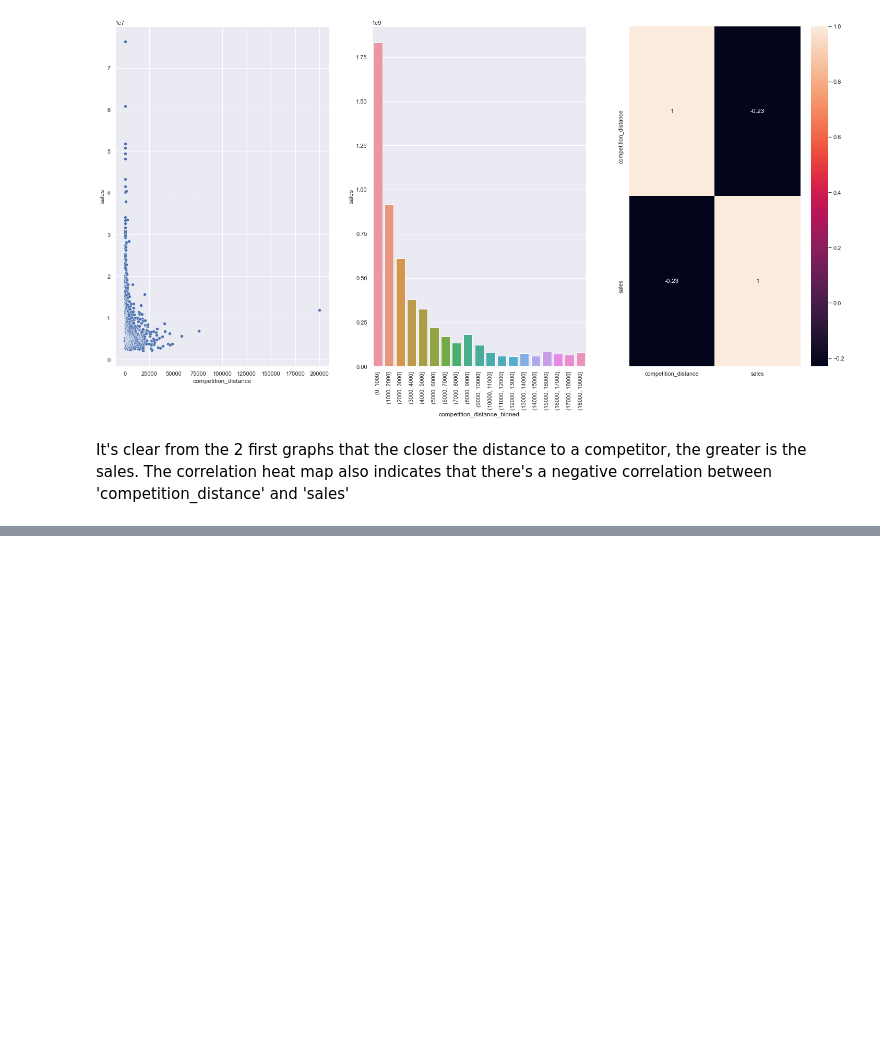
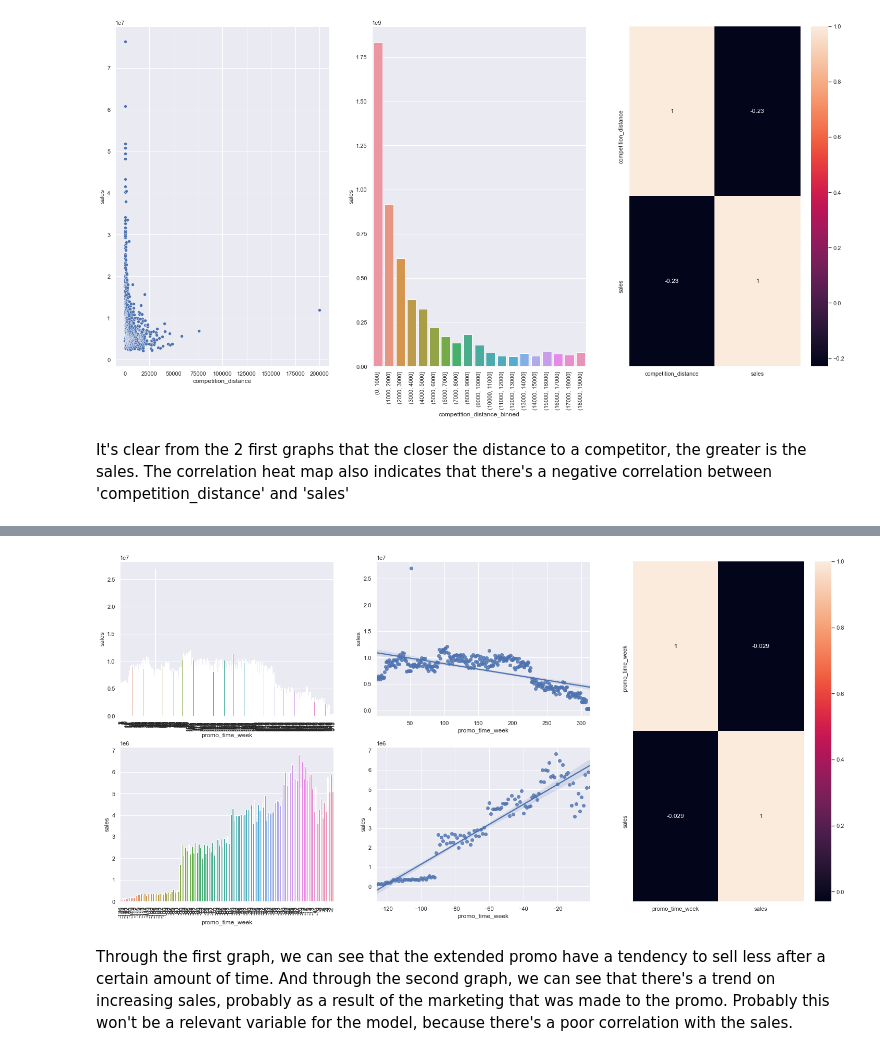
Before and after one commit to cainrodrigues/data_science_em_producao, a Jupyter notebook: m04_v01_store_sales_prediction.ipynb, the cells around one changed output, grey strips where cells are left out. Saved outputs shown, nothing was run; the diff lists cells and outputs as text; code cells hidden in the pictures; blank space fills up the shorter version.

```diff
--- a/m04_v01_store_sales_prediction.ipynb
+++ b/m04_v01_store_sales_prediction.ipynb
@@ -597,0 +601,28 @@ df4.head()
+# %%
+aux1 = df4[['promo_time_week','sales']].groupby('promo_time_week').sum().reset_index()
+
+grid = GridSpec(2,3)
+
+plt.subplot(grid[0,0])
+aux2 = aux1[aux1['promo_time_week']>0] # extended promo
+sns.barplot(x= 'promo_time_week', y='sales', data = aux2);
+plt.xticks(rotation=90);
+
+plt.subplot(grid[0,1])
+sns.regplot(x= 'promo_time_week', y='sales', data = aux2);
+
+plt.subplot(grid[1,0])
+aux3 = aux1[aux1['promo_time_week']<0] # regular promo
+sns.barplot(x= 'promo_time_week', y='sales', data = aux3);
+plt.xticks(rotation=90);
+
+plt.subplot(grid[1,1])
+sns.regplot(x= 'promo_time_week', y='sales', data = aux3);
+
+plt.subplot(grid[:,2])
+sns.heatmap(aux1.corr(method='pearson'),annot=True);
+# %% [output]
+[figure, added]
+# %% [markdown]
+Through the first graph, we can see that the extended promo have a tendency to sell less after a certain amount of time. And through the second graph, we can see that there's a trend on increasing sales, probably as a result of the marketing that was made to the promo.
+Probably this won't be a relevant variable for the model, because there's a poor correlation with the sales.
```
Also changed, not shown: parts of 25 cells of this notebook.
